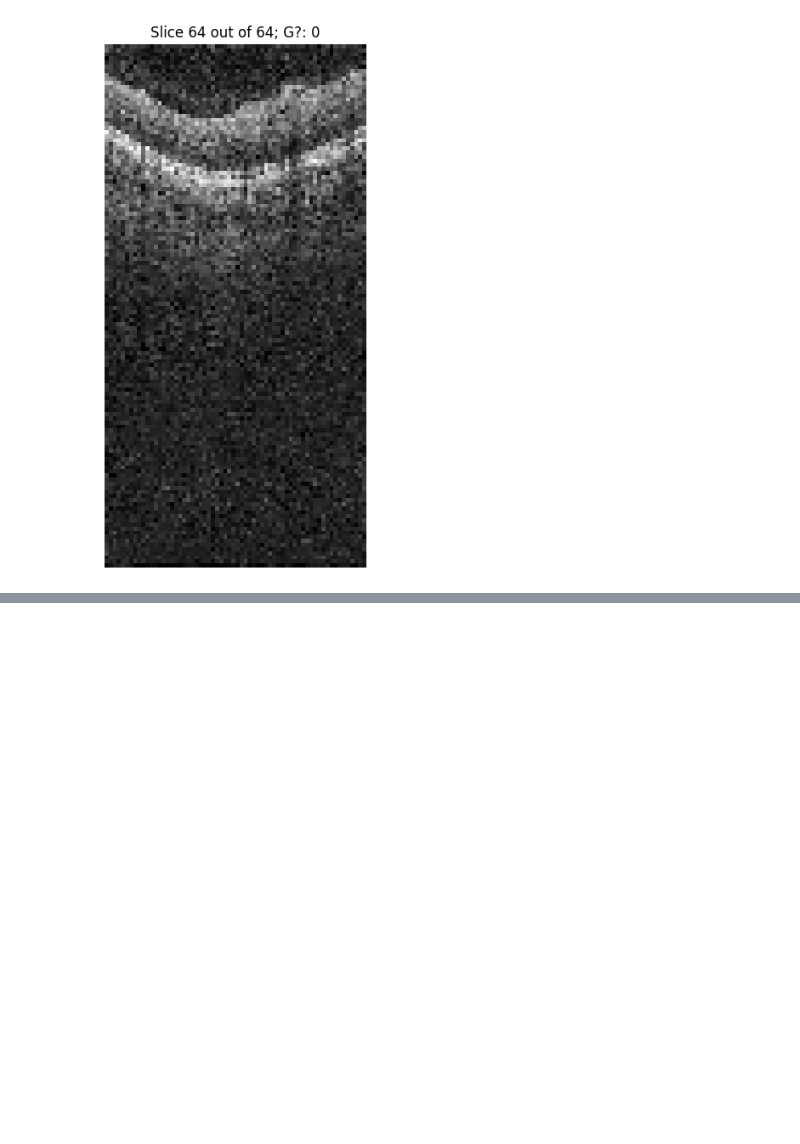
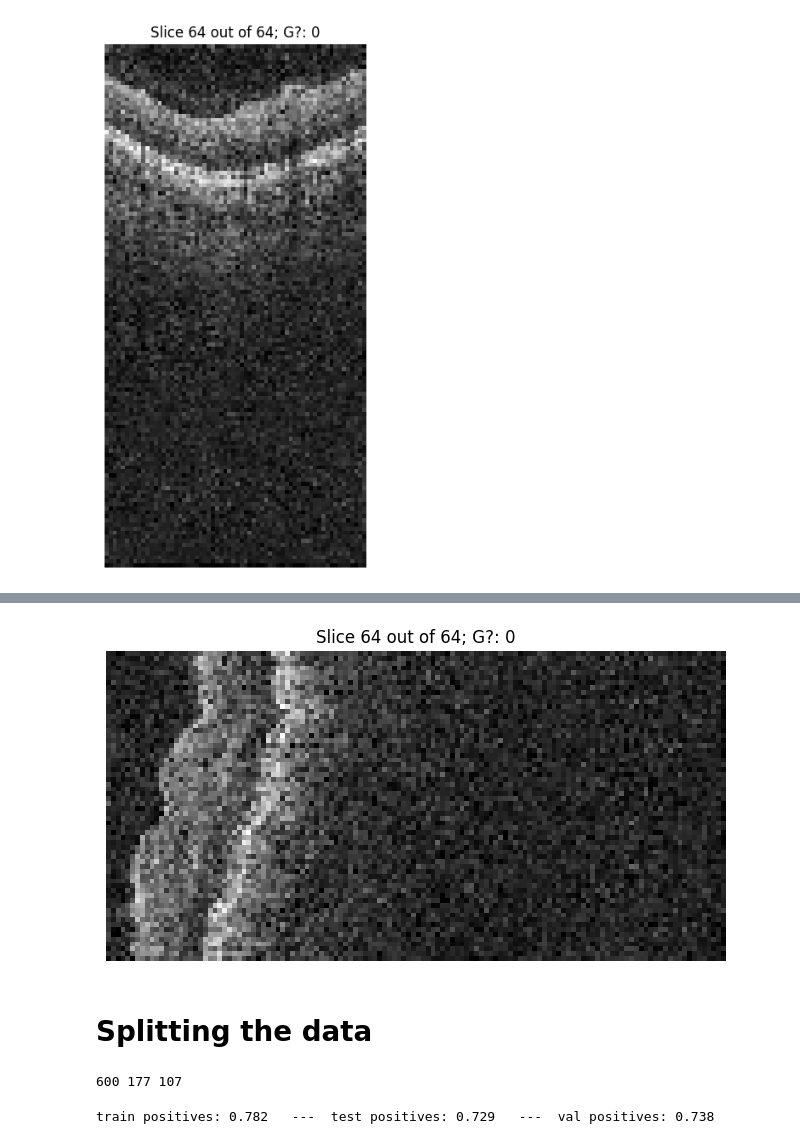
Before and after one commit to brombeersoufflee/master-thesis, a Jupyter notebook: data_exploration.ipynb, the cells around one changed output, grey strips where cells are left out. Drawn from its saved outputs; the diff is of its cells as text; code cells hidden in the pictures; blank space fills up the shorter version.

```diff
--- a/data_exploration.ipynb
+++ b/data_exploration.ipynb
@@ -49,0 +71,16 @@ label[id]
+# %%
+# Display sagittal view
+for i in range(array.shape[2]):
+    slice_num = i
+    slice = array[:, :, slice_num]
+    plt.figure(figsize=(8, 8))
+    plt.imshow(slice, cmap='gray')
+    plt.title(f"Slice {slice_num+1} out of {array.shape[2]}; G?: {label}")
+    plt.axis('off')
+    plt.show()
+    time.sleep(0.3)
+    clear_output(wait=True)
+# %% [output]
+[figure, added]
+# %% [markdown]
+# Splitting the data
@@ -49,0 +89,12 @@ label[id]
+# %%
+print(len(X_train),len(X_test),len(X_val))
+# %% [output]
+600 177 107
+# %%
+train_positive_pecentage = sum(y_train)/len(y_train)
+test_positive_pecentage = sum(y_test)/len(y_test)
+val_positive_pecentage = sum(y_val)/len(y_val)
+
+print("train positives:", np.round(train_positive_pecentage,3), "  ---  test positives:", np.round(test_positive_pecentage,3), "  ---  val positives:", np.round(val_positive_pecentage,3))
+# %% [output]
+train positives: 0.782   ---  test positives: 0.729   ---  val positives: 0.738
```
Also changed, not shown: parts of 13 cells of this notebook, 3 other files.
